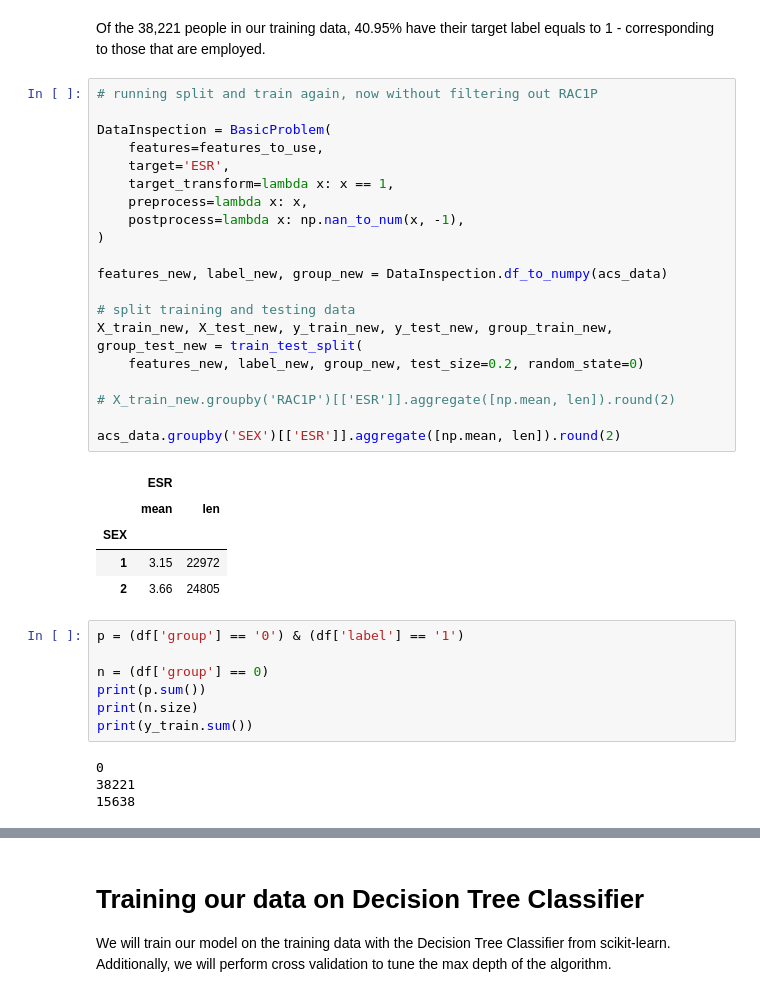
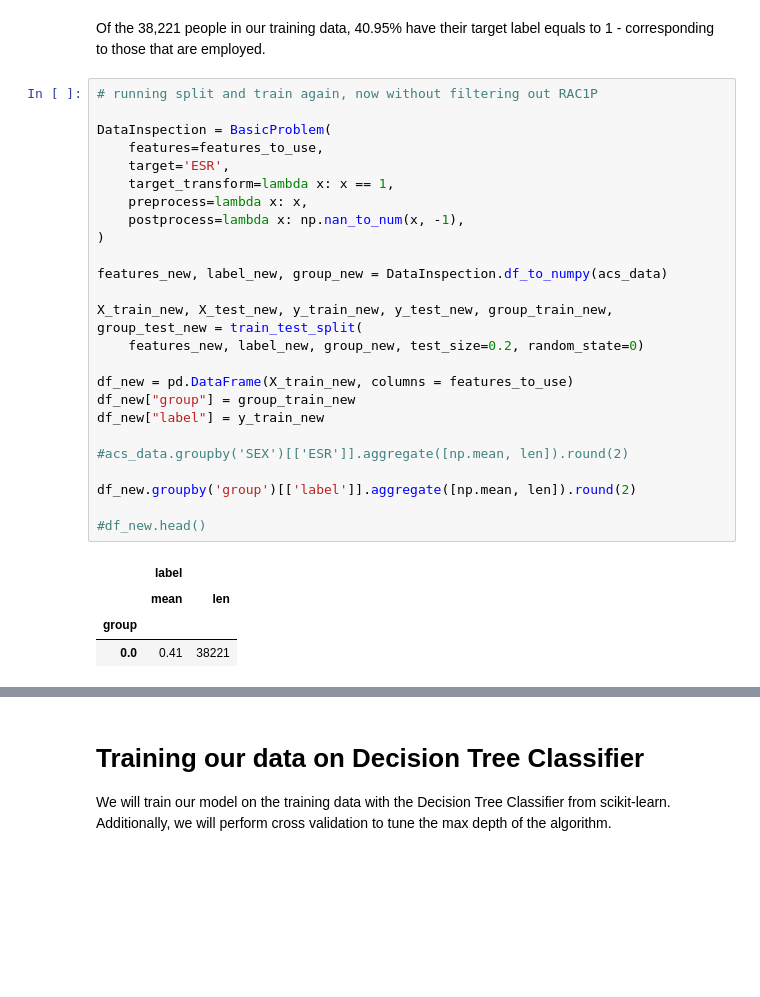
Before and after one commit to ndang01/ndang01.github.io, a Jupyter notebook: posts/blog5/index.ipynb, the cells around one changed output, grey strips where cells are left out. Drawn from its saved outputs; the diff is of its cells as text; blank space fills up the shorter version.

```diff
--- a/posts/blog5/index.ipynb
+++ b/posts/blog5/index.ipynb
@@ -91,37 +91,30 @@ Of the 38,221 people in our training data, 40.95% have their target label equals
 # %%
 # running split and train again, now without filtering out RAC1P
 
 DataInspection = BasicProblem(
     features=features_to_use,
     target='ESR',
     target_transform=lambda x: x == 1,
     preprocess=lambda x: x,
     postprocess=lambda x: np.nan_to_num(x, -1),
 )
 
 features_new, label_new, group_new = DataInspection.df_to_numpy(acs_data)
 
-# split training and testing data
 X_train_new, X_test_new, y_train_new, y_test_new, group_train_new, group_test_new = train_test_split(
     features_new, label_new, group_new, test_size=0.2, random_state=0)
 
-# X_train_new.groupby('RAC1P')[['ESR']].aggregate([np.mean, len]).round(2)
+df_new = pd.DataFrame(X_train_new, columns = features_to_use)
+df_new["group"] = group_train_new
+df_new["label"] = y_train_new
 
-acs_data.groupby('SEX')[['ESR']].aggregate([np.mean, len]).round(2)
+#acs_data.groupby('SEX')[['ESR']].aggregate([np.mean, len]).round(2)
+
+df_new.groupby('group')[['label']].aggregate([np.mean, len]).round(2)
+
+#df_new.head()
 # %% [output]
-|  | ESR |  |
+|  | label |  |
 |  | mean | len |
-| SEX |  |  |
-| 1 | 3.15 | 22972 |
-| 2 | 3.66 | 24805 |
+| group |  |  |
+| 0.0 | 0.41 | 38221 |
-# %%
-p = (df['group'] == '0') & (df['label'] == '1')
-
-n = (df['group'] == 0)
-print(p.sum())
-print(n.size)
-print(y_train.sum())
-# %% [output]
-0
-38221
-15638
```
Also changed, not shown: parts of 1 cell of this notebook, 3 other files.
